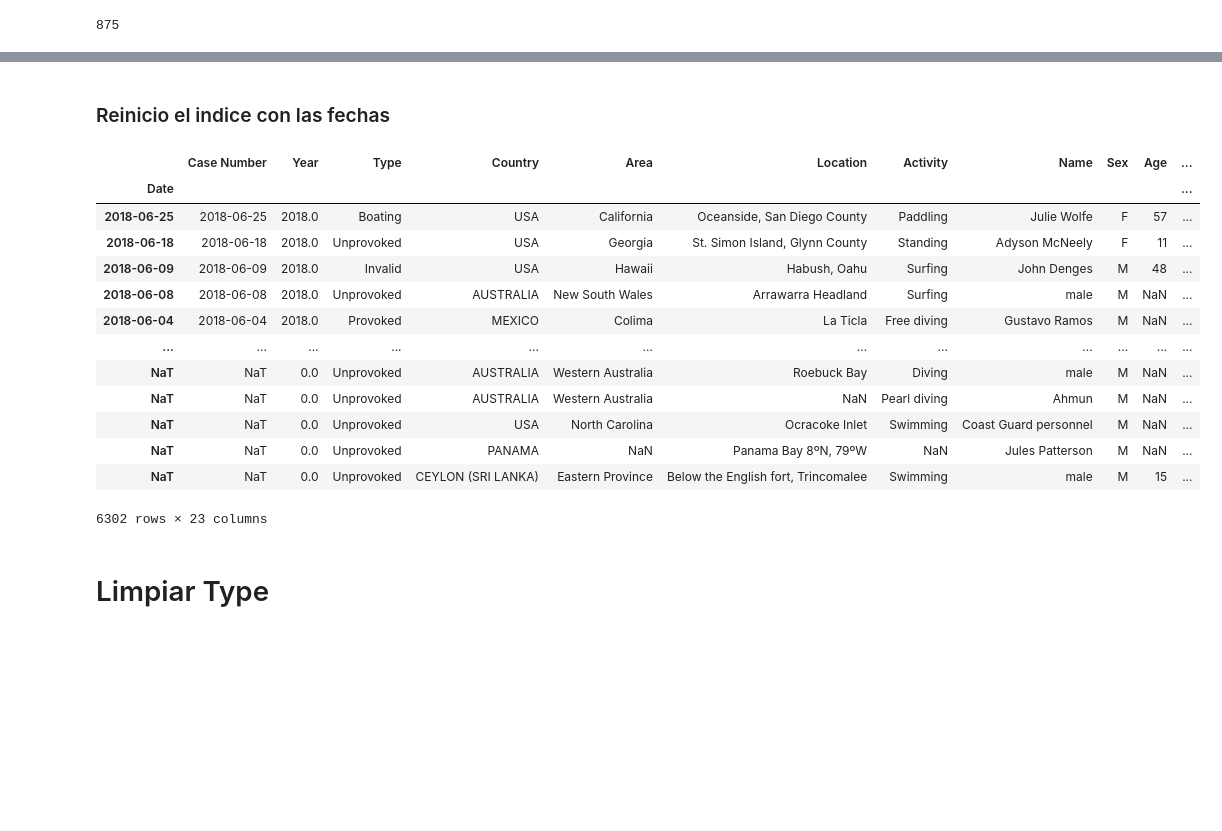
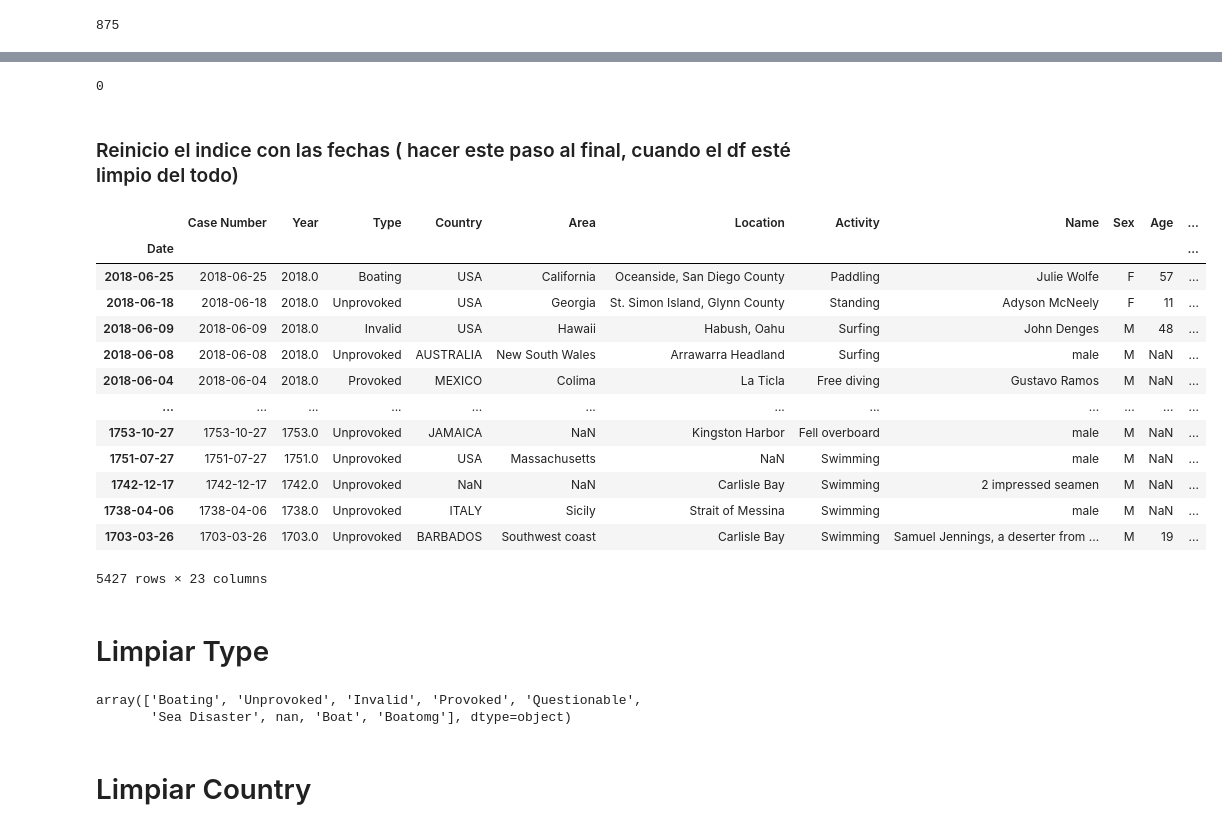
Before and after one commit to BorjaDorado/Shark_Attacks, a Jupyter notebook: sharks_attack.ipynb, the cells around one changed output, grey strips where cells are left out. Drawn from its saved outputs; the diff is of its cells as text; code cells hidden in the pictures; blank space fills up the shorter version.

Commit message:
limpieza Date completa

```diff
--- a/sharks_attack.ipynb
+++ b/sharks_attack.ipynb
@@ -315,0 +355,4 @@ df['Date'].isna().sum()
+# %%
+df['Date'] = df['Date'].combine_first(df['Case Number.1'])
+
+df['Date']
@@ -315,0 +374,3 @@ df['Date'].isna().sum()
+# %%
+df['Case Number.2'] = df['Case Number.2'].apply(clean_date_case_number)
+df['Case Number.2'].head()
@@ -315,0 +386,3 @@ df['Date'].isna().sum()
+# %%
+df['Case Number.2'] = pd.to_datetime(df['Case Number.2'], format='%Y-%m-%d')
+df['Case Number.2']
@@ -315,0 +404,4 @@ df['Date'].isna().sum()
+# %%
+df['Date'] = df['Date'].combine_first(df['Case Number.2'])
+
+df['Date']
@@ -316,22 +421,33 @@ df['Date'].isna().sum()
+# %%
+df['Date'].isna().sum()
+# %% [output]
+0
 # %% [markdown]
-### Reinicio el indice con las fechas
+### Reinicio el indice con las fechas ( hacer este paso al final, cuando el df esté limpio del todo)
 # %%
-df_indx_date = df.set_index('Date')
-df_indx_date
+df_indate = df.set_index('Date')
+df_indate
 # %% [output]
 |  | Case Number | Year | Type | Country | Area | Location | Activity | Name | Sex | Age | ... |
 | Date |  |  |  |  |  |  |  |  |  |  | ... |
 | 2018-06-25 | 2018-06-25 | 2018.0 | Boating | USA | California | Oceanside, San Diego County | Paddling | Julie Wolfe | F | 57 | ... |
 | 2018-06-18 | 2018-06-18 | 2018.0 | Unprovoked | USA | Georgia | St. Simon Island, Glynn County | Standing | Adyson McNeely | F | 11 | ... |
 | 2018-06-09 | 2018-06-09 | 2018.0 | Invalid | USA | Hawaii | Habush, Oahu | Surfing | John Denges | M | 48 | ... |
 | 2018-06-08 | 2018-06-08 | 2018.0 | Unprovoked | AUSTRALIA | New South Wales | Arrawarra Headland | Surfing | male | M | NaN | ... |
 | 2018-06-04 | 2018-06-04 | 2018.0 | Provoked | MEXICO | Colima | La Ticla | Free diving | Gustavo Ramos | M | NaN | ... |
 | ... | ... | ... | ... | ... | ... | ... | ... | ... | ... | ... | ... |
-| NaT | NaT | 0.0 | Unprovoked | AUSTRALIA | Western Australia | Roebuck Bay | Diving | male | M | NaN | ... |
-| NaT | NaT | 0.0 | Unprovoked | AUSTRALIA | Western Australia | NaN | Pearl diving | Ahmun | M | NaN | ... |
-| NaT | NaT | 0.0 | Unprovoked | USA | North Carolina | Ocracoke Inlet | Swimming | Coast Guard personnel | M | NaN | ... |
-| NaT | NaT | 0.0 | Unprovoked | PANAMA | NaN | Panama Bay 8ºN, 79ºW | NaN | Jules Patterson | M | NaN | ... |
-| NaT | NaT | 0.0 | Unprovoked | CEYLON (SRI LANKA) | Eastern Province | Below the English fort, Trincomalee | Swimming | male | M | 15 | ... |
+| 1753-10-27 | 1753-10-27 | 1753.0 | Unprovoked | JAMAICA | NaN | Kingston Harbor | Fell overboard | male | M | NaN | ... |
+| 1751-07-27 | 1751-07-27 | 1751.0 | Unprovoked | USA | Massachusetts | NaN | Swimming | male | M | NaN | ... |
+| 1742-12-17 | 1742-12-17 | 1742.0 | Unprovoked | NaN | NaN | Carlisle Bay | Swimming | 2 impressed seamen | M | NaN | ... |
+| 1738-04-06 | 1738-04-06 | 1738.0 | Unprovoked | ITALY | Sicily | Strait of Messina | Swimming | male | M | NaN | ... |
+| 1703-03-26 | 1703-03-26 | 1703.0 | Unprovoked | BARBADOS | Southwest coast | Carlisle Bay | Swimming | Samuel Jennings, a deserter from ... | M | 19 | ... |
-6302 rows × 23 columns
+5427 rows × 23 columns
 # %% [markdown]
 # Limpiar Type
+# %%
+df['Type'].unique()
+# %% [output]
+array(['Boating', 'Unprovoked', 'Invalid', 'Provoked', 'Questionable',
+       'Sea Disaster', nan, 'Boat', 'Boatomg'], dtype=object)
+# %% [markdown]
+# Limpiar Country
```
Also changed, not shown: parts of 28 cells of this notebook.
